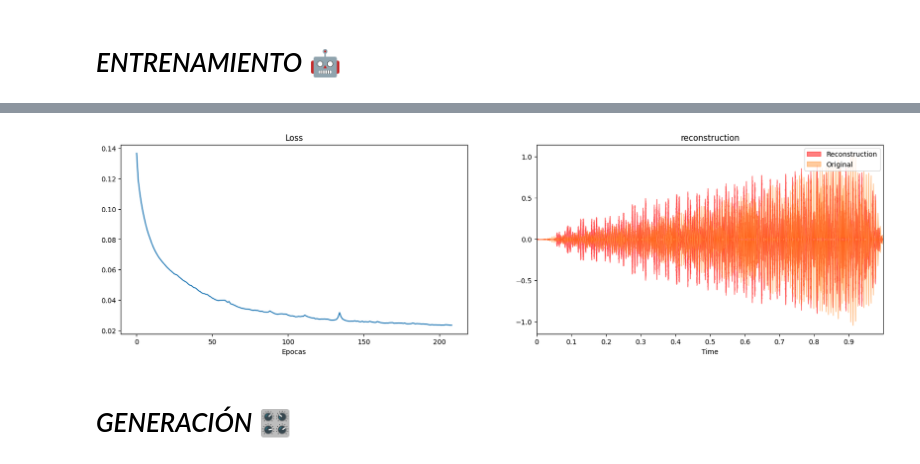
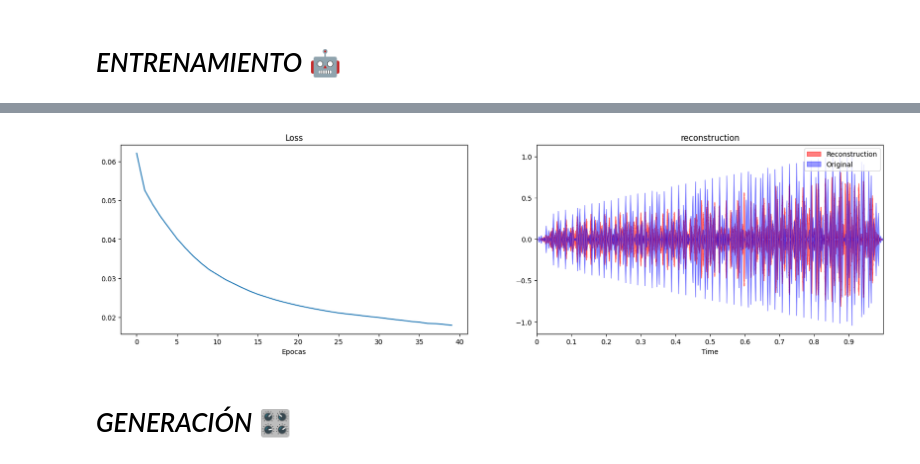
Before and after one commit to mezaga/ACIML-prototype, a Jupyter notebook: ASCIML_prototype_lab.ipynb, the cells around one changed output, grey strips where cells are left out. Drawn from its saved outputs; the diff is of its cells as text; code cells hidden in the pictures.

```diff
--- a/ASCIML_prototype_lab.ipynb
+++ b/ASCIML_prototype_lab.ipynb
@@ -931,7 +930,7 @@ Xw = np.divide(Xw, max_wave, out=np.zeros(Xw.shape, dtype=float), where=max_wave
 Xw = Xw[...,np.newaxis][...,np.newaxis]
 
 referencia_1 = 'Preentrenado' #@param ['Nuevo modelo','Preentrenado']
-Epocas = 209 #@param {type:"slider", min:10, max:10000, step:1}
+Epocas = 40 #@param {type:"slider", min:10, max:10000, step:1}
 batches = 5 #@param {type: "integer"}
 lr = 0.00008 #@param {type: "slider", min:0.00001, max: 0.0001, step:0.00001}
 
@@ -1031,35 +1030,35 @@ def latent_search(audio_id, df, audio_list):
 '''
 
 def gps_latent(dic_tracks, df, data):
   '''search all track ids position in the latent space in an ''orderly fashion'' '''
   res_latent = []
   for key in dic_tracks.keys():
     res_latent.append(latent_search(key, df, data)[0])
   return res_latent
 
 all_tracks_latent = gps_latent(audiotracks, DATA_filt, Xw)
 
 
 track = random.choices(ids)[0]
 fig, ax = plt.subplots(1,2)
 fig.set_figwidth(20)
 fig.set_figheight(5)
 ax[0].plot(tr_logs.history['loss'])
 librosa.display.waveplot(latent_search(track, DATA_filt, Xw)[1], sr=16000, color='r', alpha=0.5, ax=ax[1], label='Reconstruction')
-librosa.display.waveplot(Xw[audiotracks[track]].flatten(), sr=16000, alpha=0.4, ax=ax[1], label='Original')
+librosa.display.waveplot(Xw[audiotracks[track]].flatten(), sr=16000, color='b', alpha=0.4, ax=ax[1], label='Original')
 IPython.display.display(IPython.display.Audio(Xw[audiotracks[track]].flatten(), rate = sr16k))
 IPython.display.display(IPython.display.Audio(latent_search(track, DATA_filt, Xw)[1], rate = sr16k))
 
 
 ax[1].legend()
 ax[0].set_xlabel("Epocas")
 ax[0].set_title('Loss')
 ax[1].set_title('reconstruction')
 fig.show()
 # %% [output]
 [interactive output not drawn]
 [interactive output not drawn]
-[figure, old version]
+[figure, new version]
 # %% [markdown]
 # *GENERACIÓN* 🎛
 # %%
```
Also changed, not shown: parts of 7 cells of this notebook.
